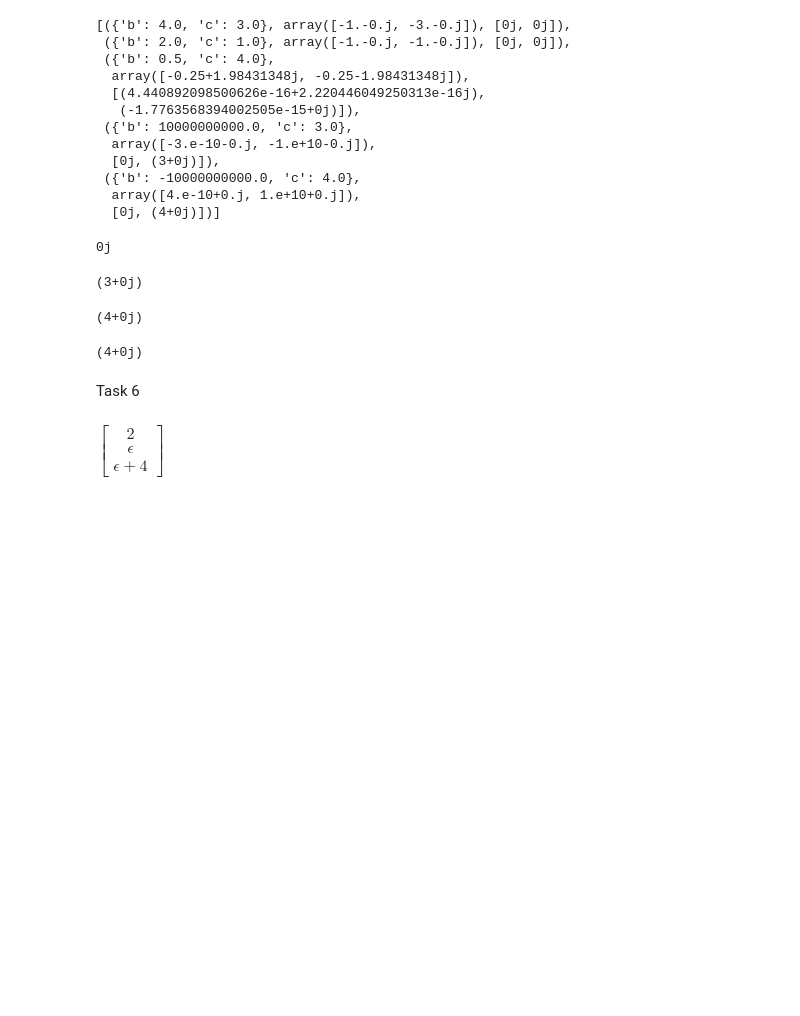
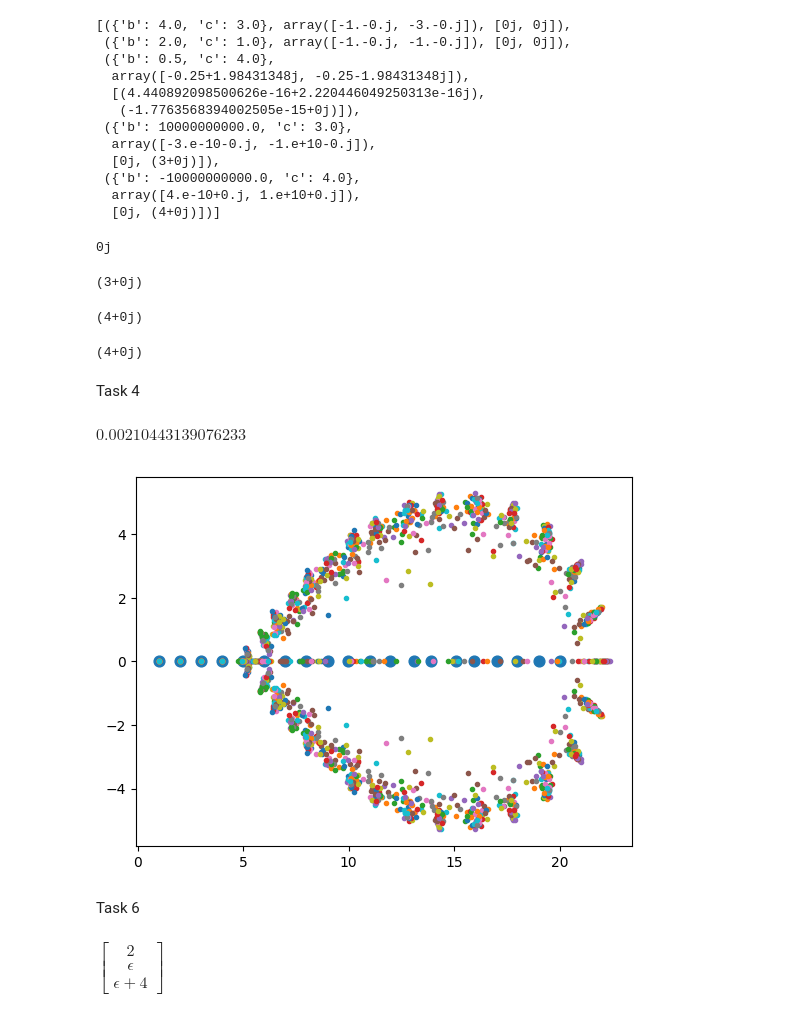
Before and after one commit to VasilyMarkov/Numerical-Methods, a Jupyter notebook: Assignment4.ipynb, the cells around one changed output. Drawn from its saved outputs; the diff is of its cells as text; code cells hidden in the pictures; blank space fills up the shorter version.

Commit message:
Task 4

```diff
--- a/Assignment4.ipynb
+++ b/Assignment4.ipynb
@@ -7,0 +32,7 @@ Task 1
+# %%
+x = sp.Symbol('x')
+a = sp.Symbol('a')
+e = sp.sqrt(x+a)-sp.sqrt(x)
+e_dx = sp.diff(e, x)
+e_da = sp.diff(e, a)
+e_da
@@ -86,6 +119,45 @@ solve[0] ** 2 -1e10*solve[0] + 4
 solve[1] ** 2 - 1e10*solve[1] + 4
 # %% [output]
 (4+0j)
+# %% [markdown]
+Task 4
+# %%
+import matplotlib.pyplot as plt
+import math
+%matplotlib inline
+
+x = sp.Symbol('x')
+W = 1
+for i in range(1, 21):
+    W = W * (x-i)
+
+P,d = sp.poly_from_expr(W.expand())
+
+def pertub_poly(coeffs):
+    return np.array([a*np.random.normal(1, 1e-10) for a in coeffs])
+
+roots = np.roots(np.array(P.coeffs()))
+
+pertub_polynomials = np.array([pertub_poly(coeffs) for i in range(100)])
+
+pertub_roots = np.array([np.roots(pertub_polynomials[i]) for i in range(100)])
+
+fig, axis = plt.subplots()
+
+for i in range(100):
+    axis.plot(pertub_roots[i].real, pertub_roots[i].imag, '.')
+
+axis.scatter(roots.real, roots.imag, s=60)
+
+delta = pertub_roots[34]-roots
+index_sensitive_root = np.argmax(abs(delta))
+sensitive_root = pertub_roots[34][ind_most_sensitive_root]
+
+
+abs(pertub_polynomials[34][index_sensitive_root]-P.coeffs()[index_sensitive_root])
+# %% [output]
+$\displaystyle 0.00210443139076233$
+[figure, added]
 # %% [markdown]
 Task 6
 # %%
```
Also changed, not shown: parts of 5 cells of this notebook.
